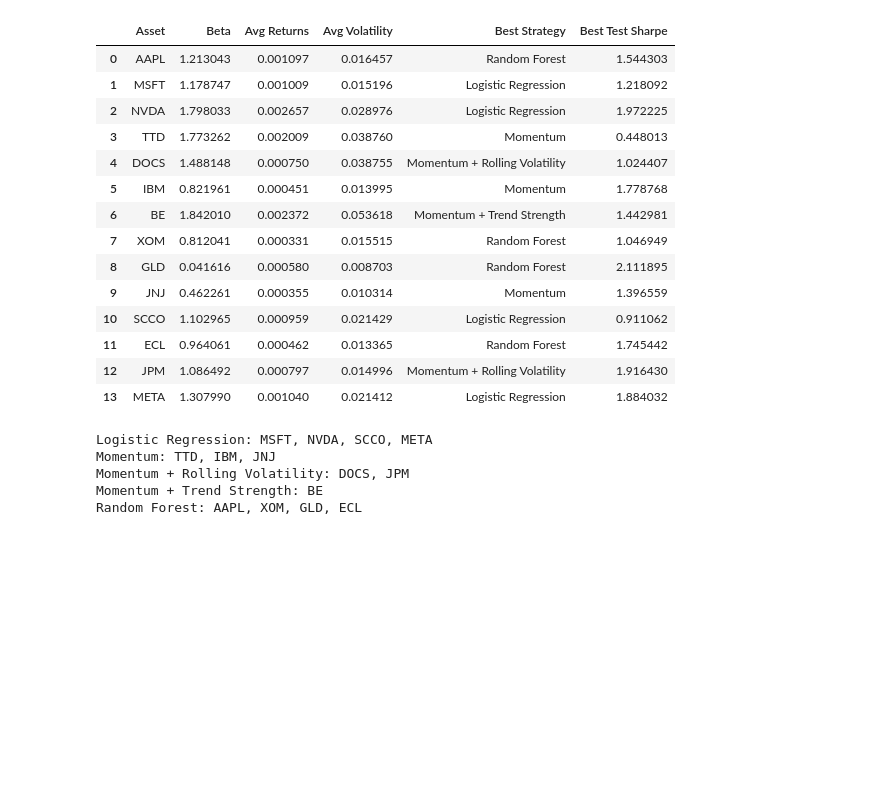
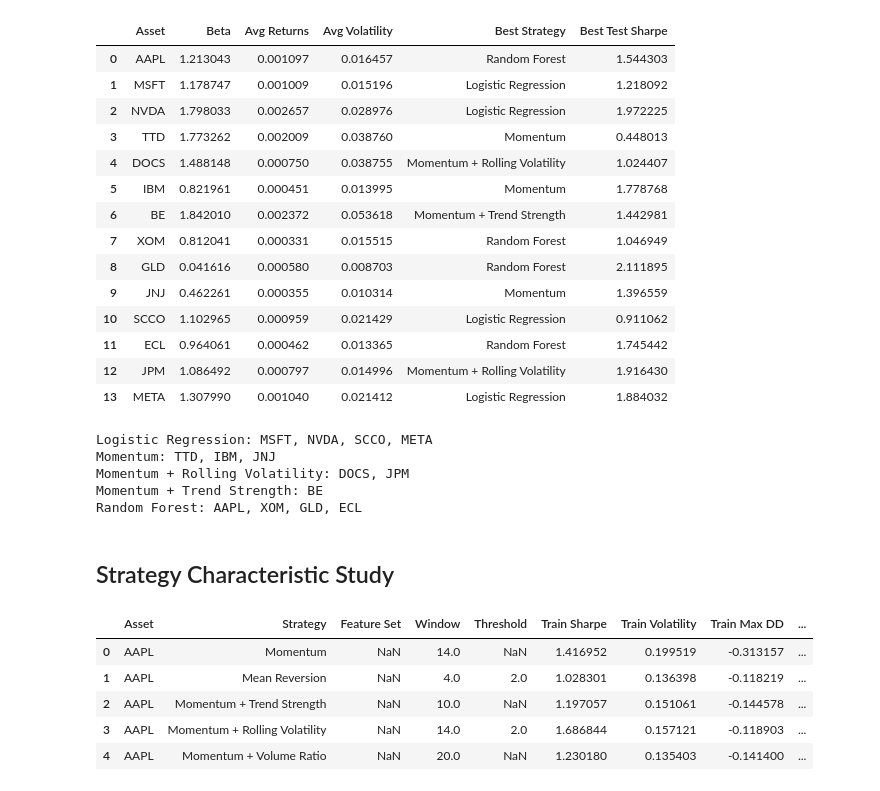
Before and after one commit to noelpdlt/quant-research-system, a Jupyter notebook: notebooks/w11_asset_strategyperformance.ipynb, the cells around one changed output. Cells and saved outputs as stored; diff of their text form; code cells hidden in the pictures; blank space fills up the shorter version.

```diff
--- a/notebooks/w11_asset_strategyperformance.ipynb
+++ b/notebooks/w11_asset_strategyperformance.ipynb
@@ -57,3 +57,16 @@ Momentum: TTD, IBM, JNJ
 Momentum + Rolling Volatility: DOCS, JPM
 Momentum + Trend Strength: BE
 Random Forest: AAPL, XOM, GLD, ECL
+# %% [markdown]
+## Strategy Characteristic Study
+# %%
+df = pd.read_csv("../outputs/experiment_results.csv").copy()
+df['Generalization Ratio'] = (df['Test Sharpe'] - df['Train Sharpe']) / df['Train Sharpe']
+results.head()
+# %% [output]
+|  | Asset | Strategy | Feature Set | Window | Threshold | Train Sharpe | Train Volatility | Train Max DD | ... |
+| 0 | AAPL | Momentum | NaN | 14.0 | NaN | 1.416952 | 0.199519 | -0.313157 | ... |
+| 1 | AAPL | Mean Reversion | NaN | 4.0 | 2.0 | 1.028301 | 0.136398 | -0.118219 | ... |
+| 2 | AAPL | Momentum + Trend Strength | NaN | 10.0 | NaN | 1.197057 | 0.151061 | -0.144578 | ... |
+| 3 | AAPL | Momentum + Rolling Volatility | NaN | 14.0 | 2.0 | 1.686844 | 0.157121 | -0.118903 | ... |
+| 4 | AAPL | Momentum + Volume Ratio | NaN | 20.0 | NaN | 1.230180 | 0.135403 | -0.141400 | ... |
```
Also changed, not shown: parts of 3 cells of this notebook, 1 other file.
